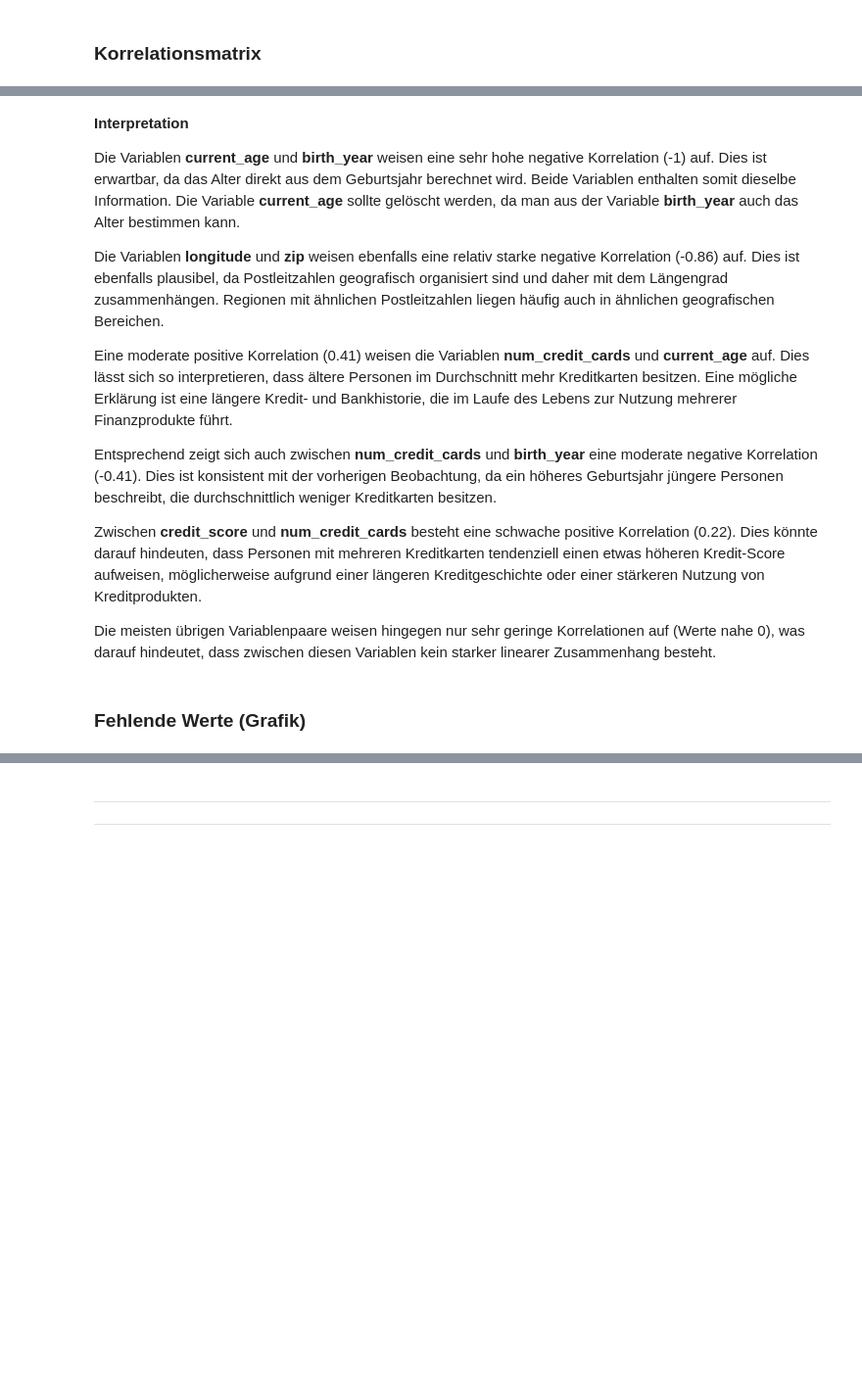
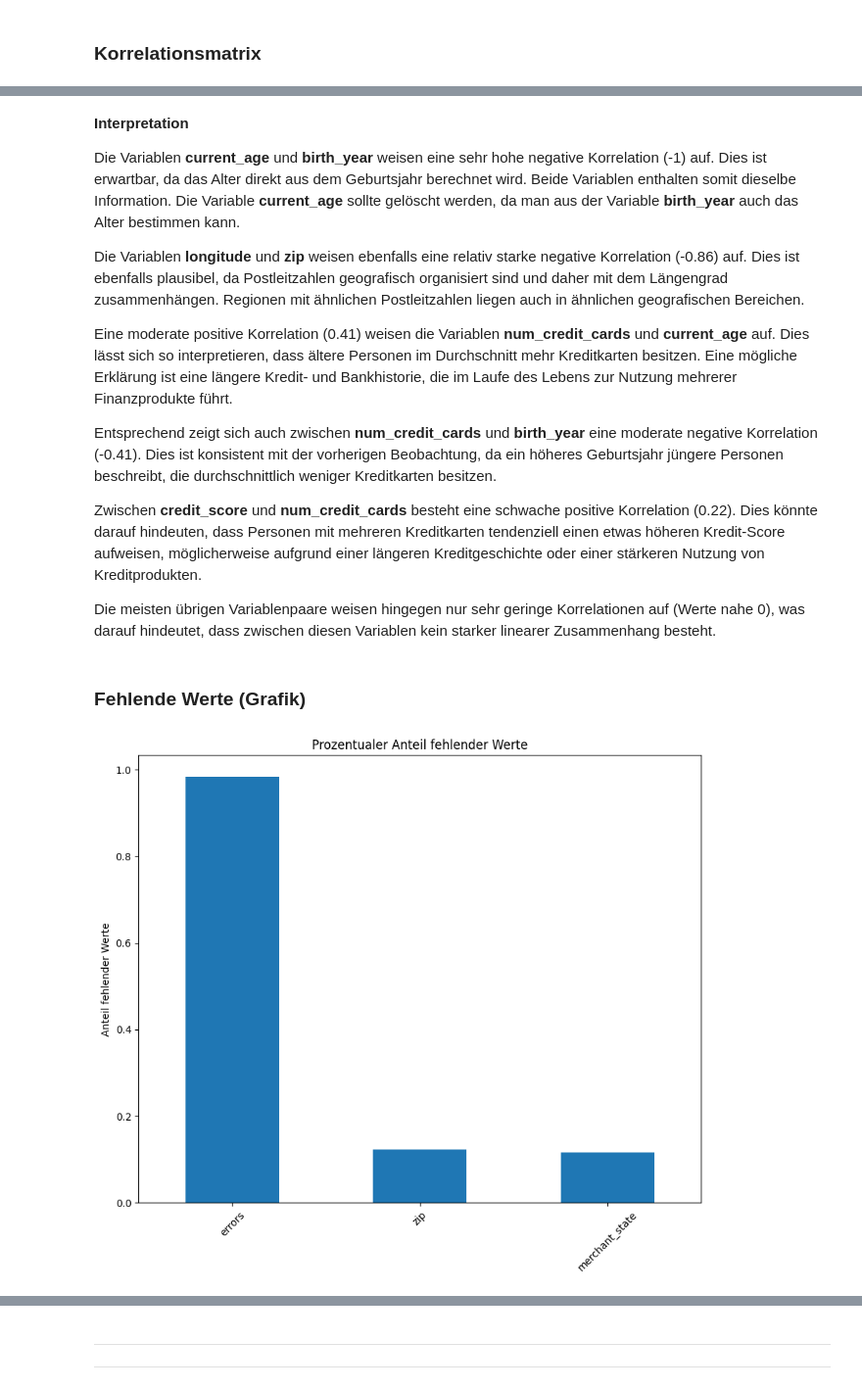
Before and after one commit to juliisch/DAMI01_DATA01, a Jupyter notebook: notebooks/01_Business_Data_Understanding.ipynb, the cells around one changed output, grey strips where cells are left out. Shown at 98% size. Drawn from its saved outputs; the diff is of its cells as text; code cells hidden in the pictures; blank space fills up the shorter version.

```diff
--- a/notebooks/01_Business_Data_Understanding.ipynb
+++ b/notebooks/01_Business_Data_Understanding.ipynb
@@ -65,7 +69,8 @@ kagglehub.dataset_download(
 # %% [markdown]
 ### Transaktionsdaten
 # %%
-path_temp = INPUT_ORIGIN_PATH + "/transactions_data.csv"
-df_transactions = pd.read_csv(path_temp)  # Transaktionsdaten als DataFrame speichern
+path_temp = INPUT_ORIGIN_PATH / "transactions_data.csv"
+# Transaktionsdaten als DataFrame speichern
+df_transactions = pd.read_csv(path_temp)
 print(df_transactions.shape)  # Anzahl der Zeilen/Spalten ausgeben
 df_transactions.head()  # Ersten 5 Einträge anzeigen
@@ -93,7 +114,8 @@ df_transactions = df_transactions.merge(
 # %% [markdown]
 ### Kartendaten
 # %%
-path_temp = INPUT_ORIGIN_PATH + "/cards_data.csv"
-df_cards = pd.read_csv(path_temp)  # Kartendaten als DataFrame speichern
+path_temp = INPUT_ORIGIN_PATH / "cards_data.csv"
+# Kartendaten als DataFrame speichern
+df_cards = pd.read_csv(path_temp)
 print(df_cards.shape)  # Anzahl der Zeilen/Spalten ausgeben
 df_cards.head()  # Ersten 5 Einträge anzeigen
@@ -108,7 +138,8 @@ df_transactions = df_transactions.merge(
 # %% [markdown]
 ### Kundendaten
 # %%
-path_temp = INPUT_ORIGIN_PATH + "/users_data.csv"
-df_user = pd.read_csv(path_temp)  # Kundeninformationen als DataFrame speichern
+path_temp = INPUT_ORIGIN_PATH / "users_data.csv"
+# Kundeninformationen als DataFrame speichern
+df_user = pd.read_csv(path_temp)
 print(df_user.shape)  # Anzahl der Zeilen/Spalten ausgeben
 df_user.head()  # Ersten 5 Einträge anzeigen
@@ -351,7 +475,7 @@ plt.show()
 
 Die Variablen **current_age** und **birth_year** weisen eine sehr hohe negative Korrelation (-1) auf. Dies ist erwartbar, da das Alter direkt aus dem Geburtsjahr berechnet wird. Beide Variablen enthalten somit dieselbe Information. Die Variable **current_age** sollte gelöscht werden, da man aus der Variable **birth_year** auch das Alter bestimmen kann.
 
-Die Variablen **longitude** und **zip** weisen ebenfalls eine relativ starke negative Korrelation (-0.86) auf. Dies ist ebenfalls plausibel, da Postleitzahlen geografisch organisiert sind und daher mit dem Längengrad zusammenhängen. Regionen mit ähnlichen Postleitzahlen liegen häufig auch in ähnlichen geografischen Bereichen.
+Die Variablen **longitude** und **zip** weisen ebenfalls eine relativ starke negative Korrelation (-0.86) auf. Dies ist ebenfalls plausibel, da Postleitzahlen geografisch organisiert sind und daher mit dem Längengrad zusammenhängen. Regionen mit ähnlichen Postleitzahlen liegen auch in ähnlichen geografischen Bereichen.
 
 Eine moderate positive Korrelation (0.41) weisen die Variablen **num_credit_cards** und **current_age** auf. Dies lässt sich so interpretieren, dass ältere Personen im Durchschnitt mehr Kreditkarten besitzen. Eine mögliche Erklärung ist eine längere Kredit- und Bankhistorie, die im Laufe des Lebens zur Nutzung mehrerer Finanzprodukte führt.
 
@@ -369,3 +489,17 @@ plt.show()
+# %%
+# Bestimmung des Anteils der fehlenden Werte pro Variable
+missing_ratio = df_transactions.isna().mean()
+missing_ratio = missing_ratio[missing_ratio > 0].sort_values(ascending=False)
+
+# Barplot: Fehlende Werte in Prozent
+plt.figure(figsize=(10, 8))
+missing_ratio.plot(kind='bar')
+plt.ylabel("Anteil fehlender Werte")
+plt.title("Prozentualer Anteil fehlender Werte")
+plt.xticks(rotation=45)
+plt.show()
+# %% [output]
+[figure, added]
 # %% [markdown]
 **Interpretation**
 
```
Also changed, not shown: parts of 24 cells of this notebook, 50 other files.
